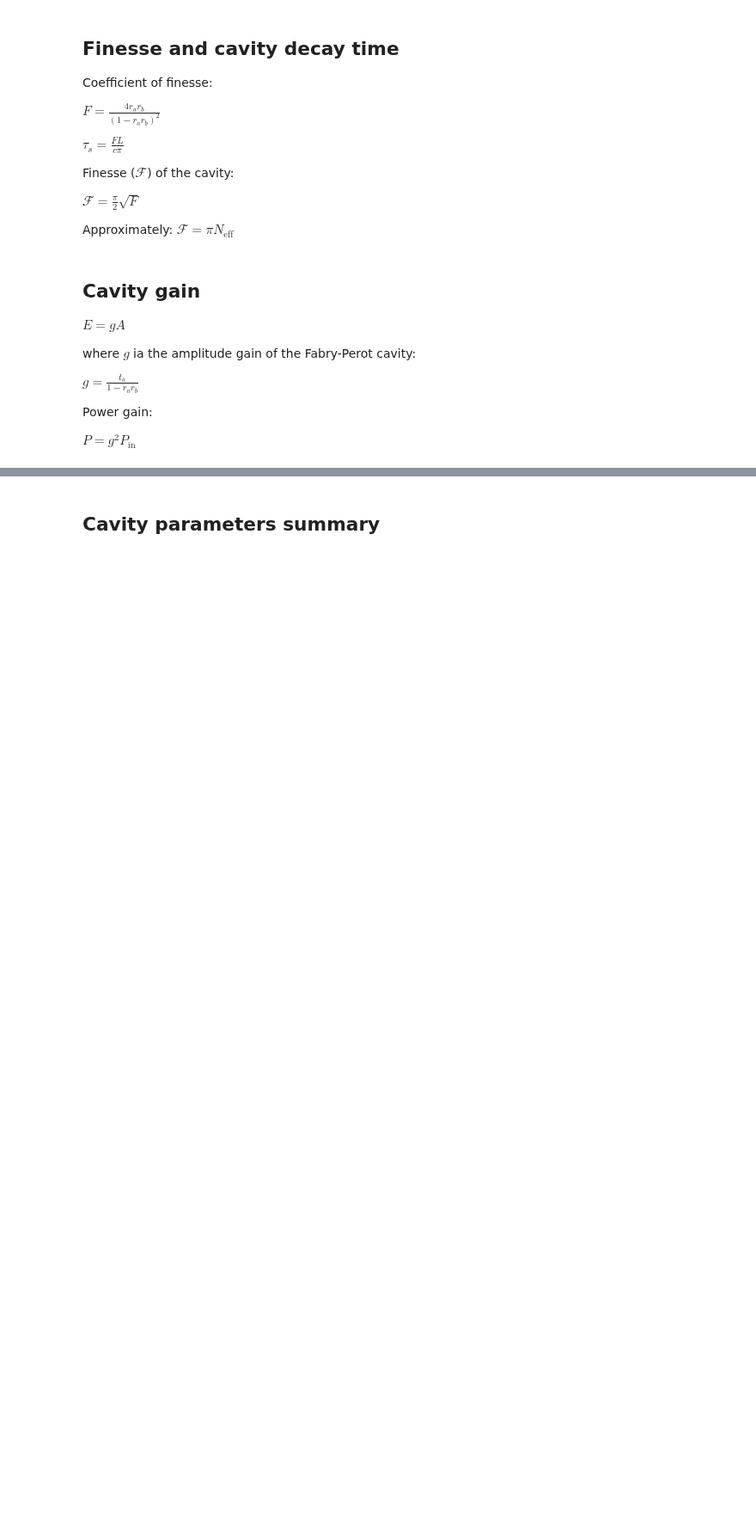
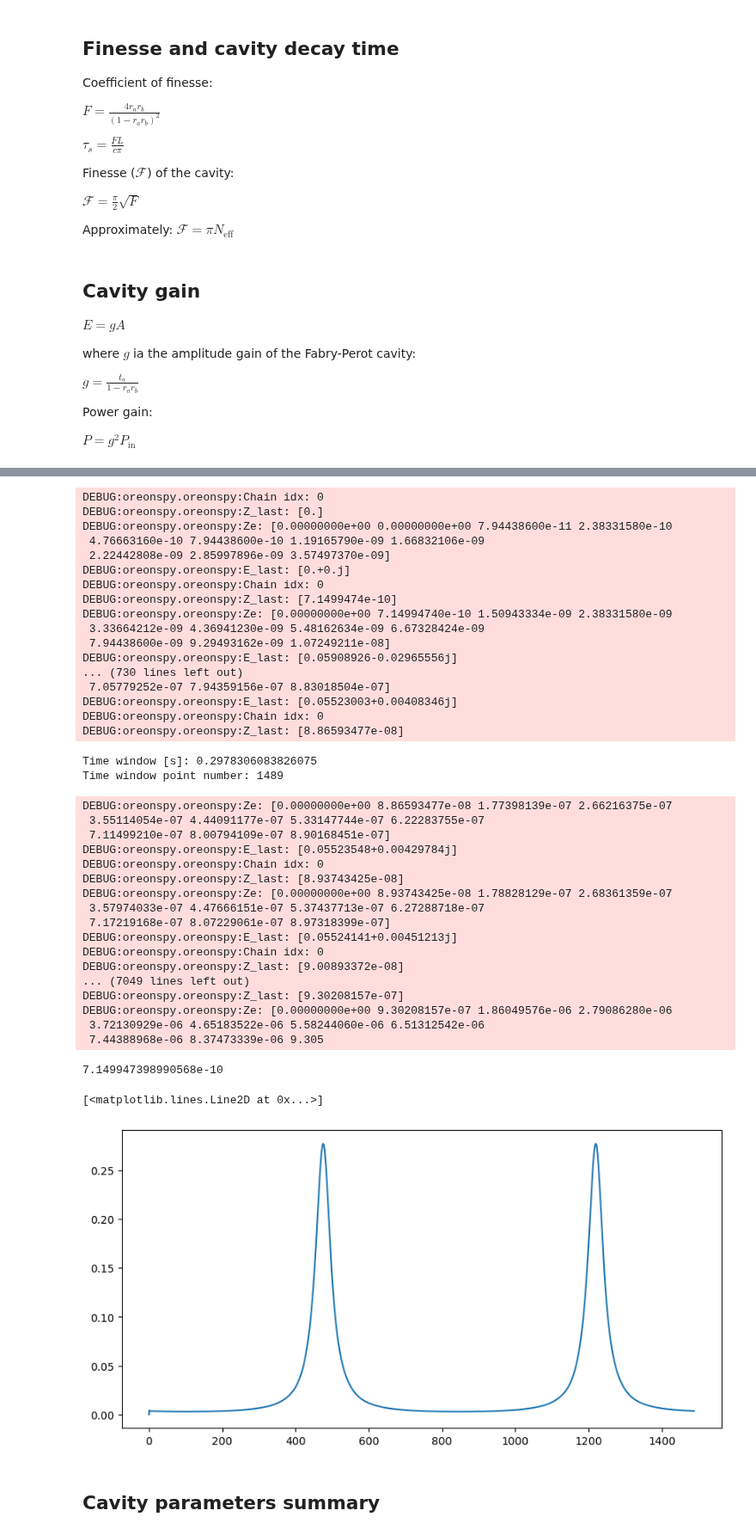
Before and after one commit to matib12/oreonspy, a Jupyter notebook: nb/FP cavity dynamics.ipynb, the cells around one changed output, grey strips where cells are left out. Shown at 86% size. Cells and saved outputs as stored; diff of their text form; code cells hidden in the pictures; blank space fills up the shorter version.

Commit message:
Fixed three of four simulation cases.

```diff
--- a/nb/FP cavity dynamics.ipynb
+++ b/nb/FP cavity dynamics.ipynb
@@ -63,7 +63,7 @@ def time_window(v, cavity, number_of_FSR=2.):
     print("Time window point number: {0}".format(number_of_points))
     return number_of_points, np.linspace(0., t_stop, number_of_points)
 # %%
-TEst = op.Cavity(t_a = 0.1, r_a = 0.9, r_b = 0.9, L=3000., debug=False)
-TEst.simulation(k, 1450e3)
+TEst = op.Cavity(t_a = 0.1, r_a = 0.9, r_b = 0.9, L=3000., debug="DEBUG")
+TEst.simulation(k, 5e3)
 TEst.print_sim_params()
 #TEst.plot_sim_factors()
@@ -70,13 +88,53 @@ TEst.print_sim_params()
 # %%
-v = 0.1*v_cr(TEst)
+v = .01*v_cr(TEst)
 d_zeta = v*TEst.Theta
 points, tdata = time_window(v, TEst)
 s = np.zeros(points)
 for i in range(points):
     s[i] = np.abs(TEst.sim_step(d_zeta, E_in_curr=1.))**2
 
 print(d_zeta)
 plt.plot(s)
+# %% [output]
+DEBUG:oreonspy.oreonspy:Chain idx: 0
+DEBUG:oreonspy.oreonspy:Z_last: [0.]
+DEBUG:oreonspy.oreonspy:Ze: [0.00000000e+00 0.00000000e+00 7.94438600e-11 2.38331580e-10
+ 4.76663160e-10 7.94438600e-10 1.19165790e-09 1.66832106e-09
+ 2.22442808e-09 2.85997896e-09 3.57497370e-09]
+DEBUG:oreonspy.oreonspy:E_last: [0.+0.j]
+DEBUG:oreonspy.oreonspy:Chain idx: 0
+DEBUG:oreonspy.oreonspy:Z_last: [7.1499474e-10]
+DEBUG:oreonspy.oreonspy:Ze: [0.00000000e+00 7.14994740e-10 1.50943334e-09 2.38331580e-09
+ 3.33664212e-09 4.36941230e-09 5.48162634e-09 6.67328424e-09
+ 7.94438600e-09 9.29493162e-09 1.07249211e-08]
+DEBUG:oreonspy.oreonspy:E_last: [0.05908926-0.02965556j]
+... (730 lines left out)
+ 7.05779252e-07 7.94359156e-07 8.83018504e-07]
+DEBUG:oreonspy.oreonspy:E_last: [0.05523003+0.00408346j]
+DEBUG:oreonspy.oreonspy:Chain idx: 0
+DEBUG:oreonspy.oreonspy:Z_last: [8.86593477e-08]
+Time window [s]: 0.2978306083826075
+Time window point number: 1489
+DEBUG:oreonspy.oreonspy:Ze: [0.00000000e+00 8.86593477e-08 1.77398139e-07 2.66216375e-07
+ 3.55114054e-07 4.44091177e-07 5.33147744e-07 6.22283755e-07
+ 7.11499210e-07 8.00794109e-07 8.90168451e-07]
+DEBUG:oreonspy.oreonspy:E_last: [0.05523548+0.00429784j]
+DEBUG:oreonspy.oreonspy:Chain idx: 0
+DEBUG:oreonspy.oreonspy:Z_last: [8.93743425e-08]
+DEBUG:oreonspy.oreonspy:Ze: [0.00000000e+00 8.93743425e-08 1.78828129e-07 2.68361359e-07
+ 3.57974033e-07 4.47666151e-07 5.37437713e-07 6.27288718e-07
+ 7.17219168e-07 8.07229061e-07 8.97318399e-07]
+DEBUG:oreonspy.oreonspy:E_last: [0.05524141+0.00451213j]
+DEBUG:oreonspy.oreonspy:Chain idx: 0
+DEBUG:oreonspy.oreonspy:Z_last: [9.00893372e-08]
+... (7049 lines left out)
+DEBUG:oreonspy.oreonspy:Z_last: [9.30208157e-07]
+DEBUG:oreonspy.oreonspy:Ze: [0.00000000e+00 9.30208157e-07 1.86049576e-06 2.79086280e-06
+ 3.72130929e-06 4.65183522e-06 5.58244060e-06 6.51312542e-06
+ 7.44388968e-06 8.37473339e-06 9.305
+7.149947398990568e-10
+[<matplotlib.lines.Line2D at 0x...>]
+[figure, added]
 # %% [markdown]
 ## Cavity parameters summary
 # %% [markdown]
```
Also changed, not shown: parts of 9 cells of this notebook, 1 other file.
